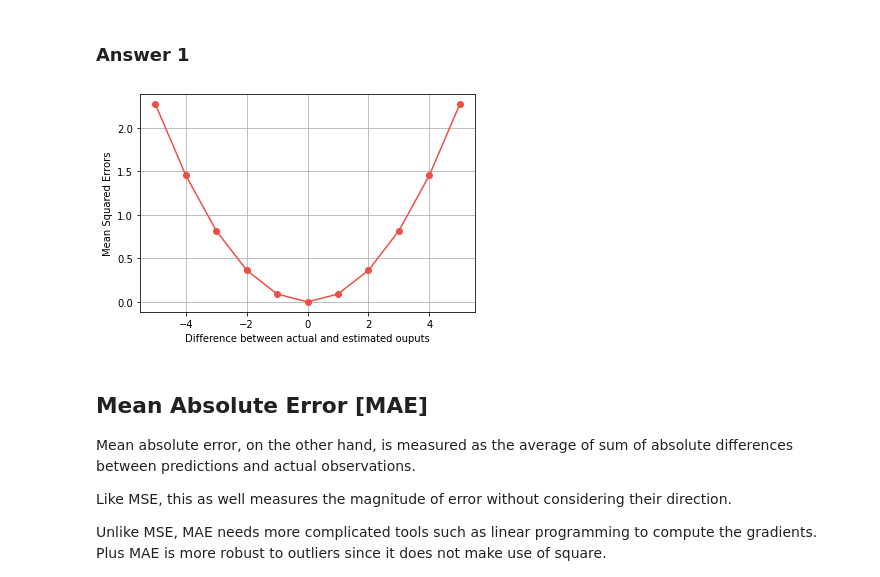
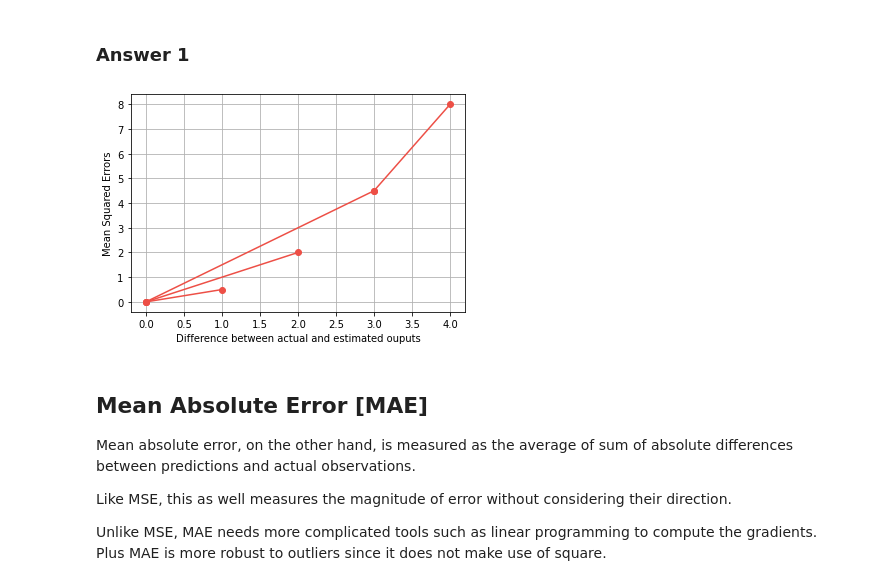
Before and after one commit to mahatigorthy/FutureMakers2022, a Jupyter notebook: Day_9_Introduction_to_Loss_Functions_MG.ipynb, the cells around one changed output. Drawn from its saved outputs; the diff is of its cells as text; code cells hidden in the pictures.

```diff
--- a/Day_9_Introduction_to_Loss_Functions_MG.ipynb
+++ b/Day_9_Introduction_to_Loss_Functions_MG.ipynb
@@ -92,18 +92,18 @@ Now that you know how MSE works, you need to plot the behavior of MSE for the sy
 # %% [markdown]
 ### Answer 1
 # %%
-errors = np.arange(-5, 6)
+errors = np.random.randint(5, size=(2, 4))
 n = len(errors)
 
 mse = np.square(errors)/n
 
 plt.plot(errors, mse, c='#ED4F46', marker='o')
 plt.grid()
 plt.xlabel('Difference between actual and estimated ouputs')
 plt.ylabel('Mean Squared Errors')
 plt.show()
 # %% [output]
-[figure, old version]
+[figure, new version]
 # %% [markdown]
 ## Mean Absolute Error [MAE]
 
```
Also changed, not shown: parts of 7 cells of this notebook.
